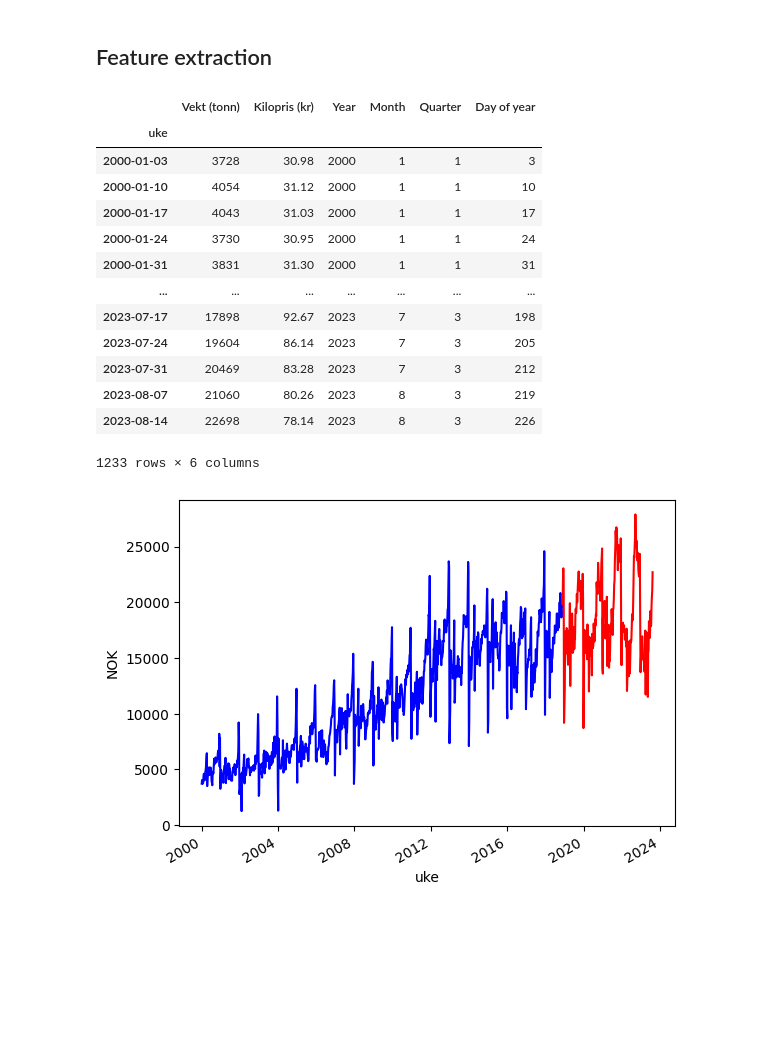
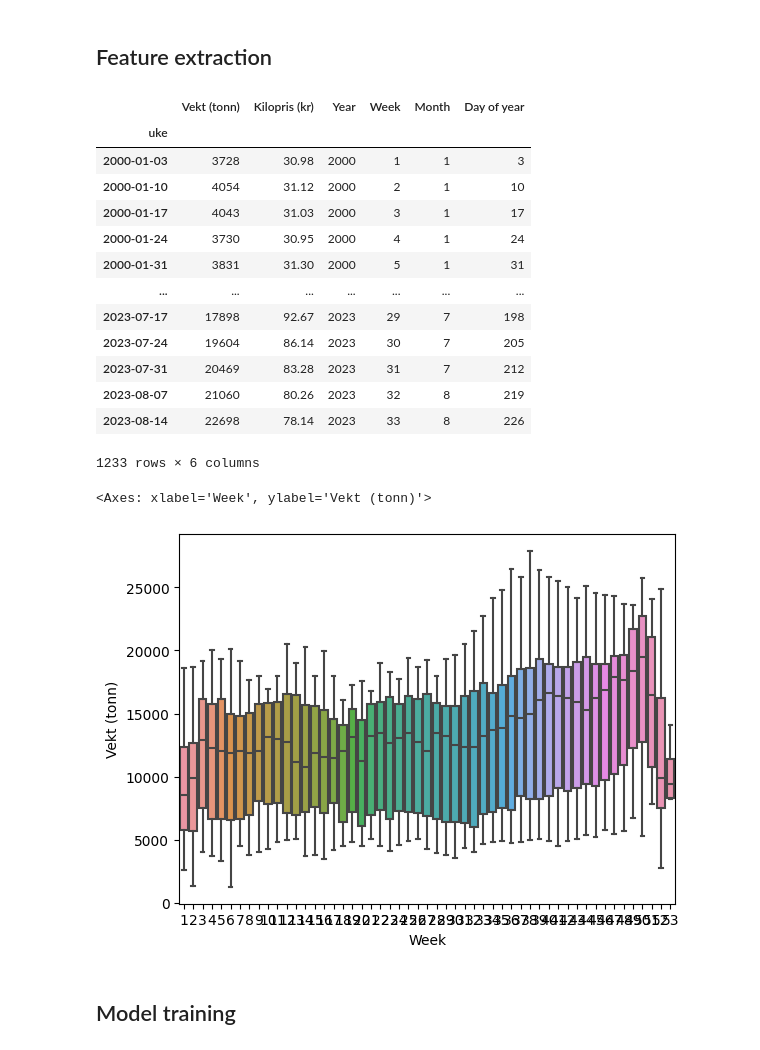
Before and after one commit to jonedamas/data_science_projects, a Jupyter notebook: projects/salmon_price_prediction/pred_xgb.ipynb, the cells around one changed output. Cells and saved outputs as stored; diff of their text form; code cells hidden in the pictures; blank space fills up the shorter version.

```diff
--- a/projects/salmon_price_prediction/pred_xgb.ipynb
+++ b/projects/salmon_price_prediction/pred_xgb.ipynb
@@ -42,36 +44,35 @@ fig.tight_layout()
 [figure]
 # %% [markdown]
 ## Feature extraction
-# %%
-# Lag extraction
-data['Year'] = data.index.year
-data['Month'] = data.index.month
-data['Quarter'] = data.index.quarter
-data['Day of year'] = data.index.dayofyear
-
-display(data)
-
-train, test = train_test_split(data, test_size=0.2, shuffle=False)
-
-fig, ax = plt.subplots()
-
-train['Vekt (tonn)'].plot(ax=ax, ylabel='NOK', color='blue')
-test['Vekt (tonn)'].plot(ax=ax, ylabel='NOK', color='red')
-
-model = xgb.XGBRegressor()
-# %% [output]
-|  | Vekt (tonn) | Kilopris (kr) | Year | Month | Quarter | Day of year |
-| uke |  |  |  |  |  |  |
-| 2000-01-03 | 3728 | 30.98 | 2000 | 1 | 1 | 3 |
-| 2000-01-10 | 4054 | 31.12 | 2000 | 1 | 1 | 10 |
-| 2000-01-17 | 4043 | 31.03 | 2000 | 1 | 1 | 17 |
-| 2000-01-24 | 3730 | 30.95 | 2000 | 1 | 1 | 24 |
-| 2000-01-31 | 3831 | 31.30 | 2000 | 1 | 1 | 31 |
-| ... | ... | ... | ... | ... | ... | ... |
-| 2023-07-17 | 17898 | 92.67 | 2023 | 7 | 3 | 198 |
-| 2023-07-24 | 19604 | 86.14 | 2023 | 7 | 3 | 205 |
-| 2023-07-31 | 20469 | 83.28 | 2023 | 7 | 3 | 212 |
-| 2023-08-07 | 21060 | 80.26 | 2023 | 8 | 3 | 219 |
-| 2023-08-14 | 22698 | 78.14 | 2023 | 8 | 3 | 226 |
-1233 rows × 6 columns
-[figure, removed]
+# %%
+# Add lag faetures
+def add_lags(df):
+    df['Year'] = df.index.year
+    df['Week'] = df.index.isocalendar().week.astype(int)
+    df['Month'] = df.index.month
+    df['Day of year'] = df.index.dayofyear
+
+add_lags(data)
+
+display(data)
+
+sns.boxplot(data=data, x='Week', y='Vekt (tonn)')
+# %% [output]
+|  | Vekt (tonn) | Kilopris (kr) | Year | Week | Month | Day of year |
+| uke |  |  |  |  |  |  |
+| 2000-01-03 | 3728 | 30.98 | 2000 | 1 | 1 | 3 |
+| 2000-01-10 | 4054 | 31.12 | 2000 | 2 | 1 | 10 |
+| 2000-01-17 | 4043 | 31.03 | 2000 | 3 | 1 | 17 |
+| 2000-01-24 | 3730 | 30.95 | 2000 | 4 | 1 | 24 |
+| 2000-01-31 | 3831 | 31.30 | 2000 | 5 | 1 | 31 |
+| ... | ... | ... | ... | ... | ... | ... |
+| 2023-07-17 | 17898 | 92.67 | 2023 | 29 | 7 | 198 |
+| 2023-07-24 | 19604 | 86.14 | 2023 | 30 | 7 | 205 |
+| 2023-07-31 | 20469 | 83.28 | 2023 | 31 | 7 | 212 |
+| 2023-08-07 | 21060 | 80.26 | 2023 | 32 | 8 | 219 |
+| 2023-08-14 | 22698 | 78.14 | 2023 | 33 | 8 | 226 |
+1233 rows × 6 columns
+<Axes: xlabel='Week', ylabel='Vekt (tonn)'>
+[figure, added]
+# %% [markdown]
+## Model training
```
Also changed, not shown: parts of 5 cells of this notebook, 1 other file.
